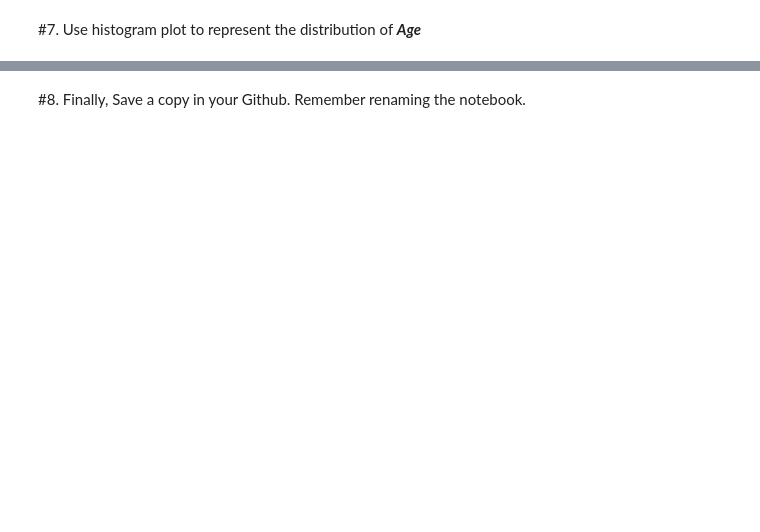
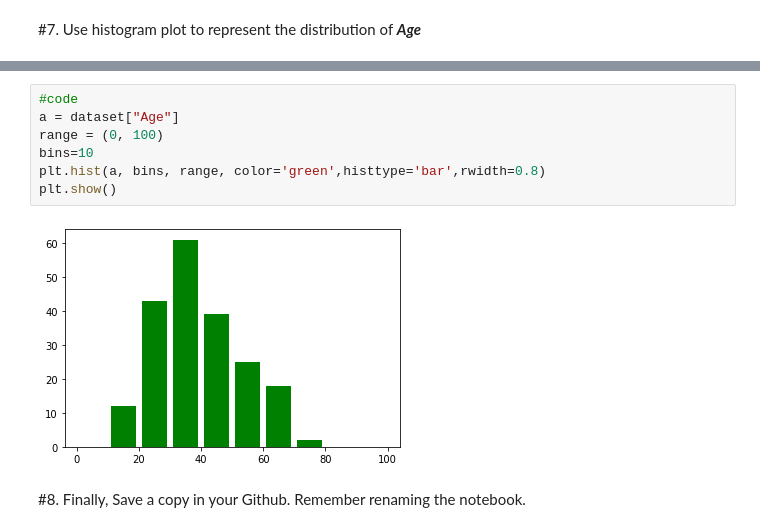
Before and after one commit to NguyenNgocBaoNgan/ML_20130331_NguyenNgocBaoNgan, a Jupyter notebook: Lab_2_20130331_NguyenNgocBaoNgan.ipynb, the cells around one changed output, grey strips where cells are left out. Saved outputs shown, nothing was run; the diff lists cells and outputs as text; blank space fills up the shorter version.

```diff
--- a/Lab_2_20130331_NguyenNgocBaoNgan.ipynb
+++ b/Lab_2_20130331_NguyenNgocBaoNgan.ipynb
@@ -94,3 +97,12 @@ Rememer adding titles, xlabel, ylabel, ... to the plot
+# %%
+#code
+a = dataset["Age"]
+range = (0, 100)
+bins=10
+plt.hist(a, bins, range, color='green',histtype='bar',rwidth=0.8)
+plt.show()
+# %% [output]
+[figure, added]
 # %% [markdown]
 #8. Finally,
 Save a copy in your Github. Remember renaming the notebook.
```
Also changed, not shown: parts of 4 cells of this notebook.
